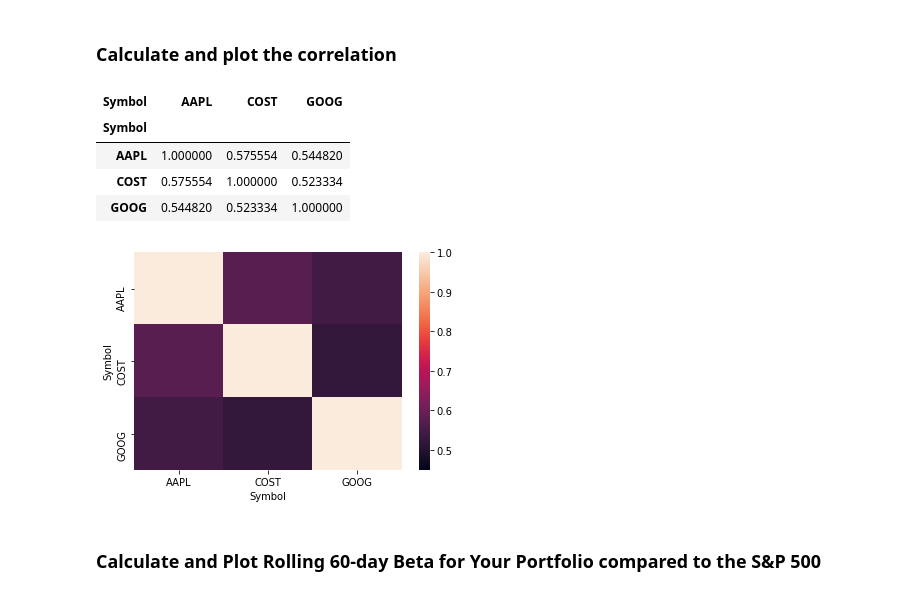
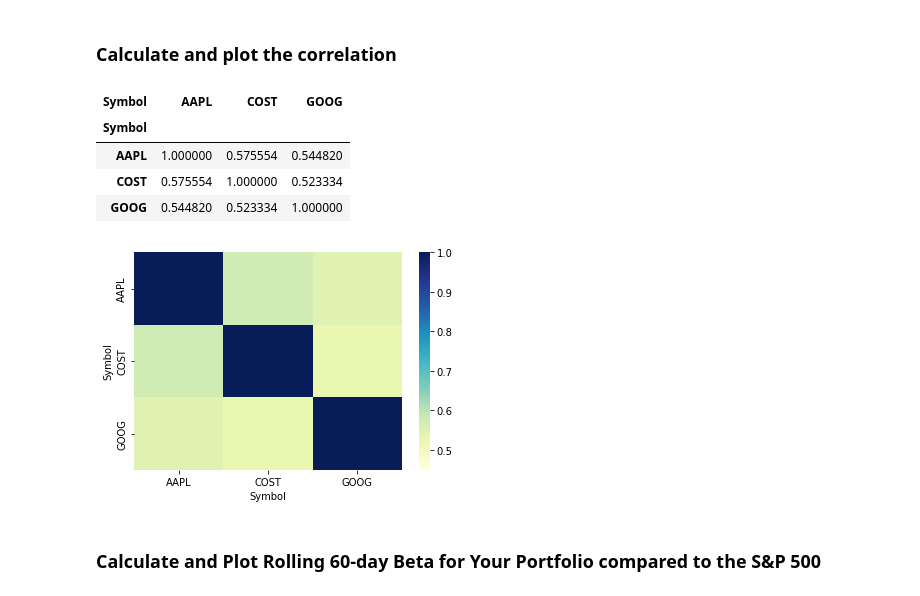
Before and after one commit to pysouzhny/python-homework, a Jupyter notebook: whale_analysis/Starter_Code/whale_analysis.ipynb, the cells around one changed output. Cells and saved outputs as stored; diff of their text form; code cells hidden in the pictures.

```diff
--- a/whale_analysis/Starter_Code/whale_analysis.ipynb
+++ b/whale_analysis/Starter_Code/whale_analysis.ipynb
@@ -582,15 +593,15 @@ rolling_std.plot(figsize=(25,10))
 # %%
 # Calculate and plot the correlation
 stocks_corr=pivoted_stocks.corr()
-sns.heatmap(stocks_corr, vmin=.45, vmax=1)
+sns.heatmap(stocks_corr, vmin=.45, vmax=1, cmap="YlGnBu")
 stocks_corr
 # %% [output]
 | Symbol | AAPL | COST | GOOG |
 | Symbol |  |  |  |
 | AAPL | 1.000000 | 0.575554 | 0.544820 |
 | COST | 0.575554 | 1.000000 | 0.523334 |
 | GOOG | 0.544820 | 0.523334 | 1.000000 |
-[figure, old version]
+[figure, new version]
 # %% [markdown]
 ### Calculate and Plot Rolling 60-day Beta for Your Portfolio compared to the S&P 500
 # %%
```
Also changed, not shown: parts of 6 cells of this notebook.
